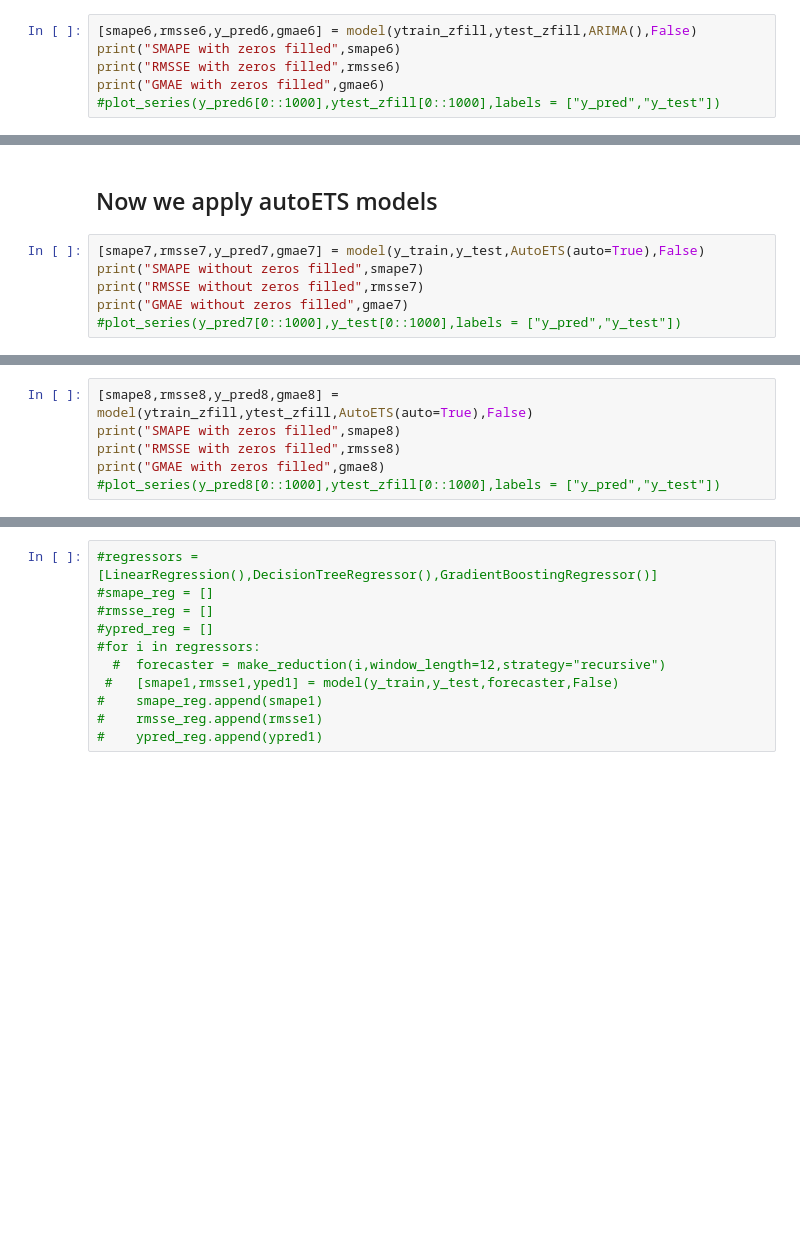
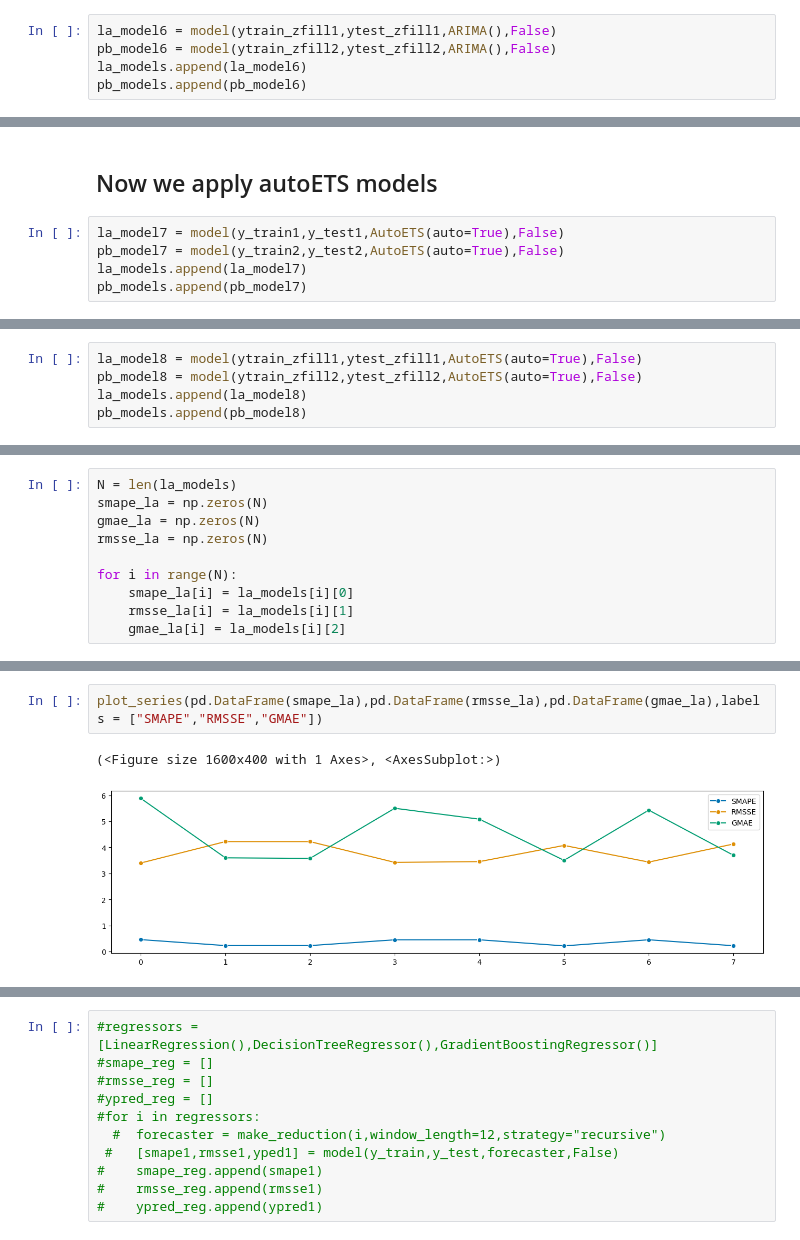
Before and after one commit to WaleedAhmed44/DCRNN, a Jupyter notebook: SKTIME IMPLEMENTATION.ipynb, the cells around one changed output, grey strips where cells are left out. Saved outputs shown, nothing was run; the diff lists cells and outputs as text; blank space fills up the shorter version.

Commit message:
Both data are added

```diff
--- a/SKTIME IMPLEMENTATION.ipynb
+++ b/SKTIME IMPLEMENTATION.ipynb
@@ -118,6 +99,5 @@ GMAE without zeros filled 5.083342262831682
 # %%
-[smape6,rmsse6,y_pred6,gmae6] = model(ytrain_zfill,ytest_zfill,ARIMA(),False)
-print("SMAPE with zeros filled",smape6)
-print("RMSSE with zeros filled",rmsse6)
-print("GMAE with zeros filled",gmae6)
-#plot_series(y_pred6[0::1000],ytest_zfill[0::1000],labels = ["y_pred","y_test"])
+la_model6 = model(ytrain_zfill1,ytest_zfill1,ARIMA(),False)
+pb_model6 = model(ytrain_zfill2,ytest_zfill2,ARIMA(),False)
+la_models.append(la_model6)
+pb_models.append(pb_model6)
@@ -128,8 +104,7 @@ GMAE with zeros filled 3.5029629196702428
 # %% [markdown]
 ## Now we apply autoETS models
 # %%
-[smape7,rmsse7,y_pred7,gmae7] = model(y_train,y_test,AutoETS(auto=True),False)
-print("SMAPE without zeros filled",smape7)
-print("RMSSE without zeros filled",rmsse7)
-print("GMAE without zeros filled",gmae7)
-#plot_series(y_pred7[0::1000],y_test[0::1000],labels = ["y_pred","y_test"])
+la_model7 = model(y_train1,y_test1,AutoETS(auto=True),False)
+pb_model7 = model(y_train2,y_test2,AutoETS(auto=True),False)
+la_models.append(la_model7)
+pb_models.append(pb_model7)
@@ -140,6 +111,5 @@ GMAE without zeros filled 5.429701622607496
 # %%
-[smape8,rmsse8,y_pred8,gmae8] = model(ytrain_zfill,ytest_zfill,AutoETS(auto=True),False)
-print("SMAPE with zeros filled",smape8)
-print("RMSSE with zeros filled",rmsse8)
-print("GMAE with zeros filled",gmae8)
-#plot_series(y_pred8[0::1000],ytest_zfill[0::1000],labels = ["y_pred","y_test"])
+la_model8 = model(ytrain_zfill1,ytest_zfill1,AutoETS(auto=True),False)
+pb_model8 = model(ytrain_zfill2,ytest_zfill2,AutoETS(auto=True),False)
+la_models.append(la_model8)
+pb_models.append(pb_model8)
@@ -149,0 +116,10 @@ GMAE with zeros filled 3.698279405840531
+# %%
+N = len(la_models)
+smape_la = np.zeros(N)
+gmae_la = np.zeros(N)
+rmsse_la = np.zeros(N)
+
+for i in range(N):
+    smape_la[i] = la_models[i][0]
+    rmsse_la[i] = la_models[i][1]
+    gmae_la[i] = la_models[i][2]
@@ -149,0 +136,5 @@ GMAE with zeros filled 3.698279405840531
+# %%
+plot_series(pd.DataFrame(smape_la),pd.DataFrame(rmsse_la),pd.DataFrame(gmae_la),labels = ["SMAPE","RMSSE","GMAE"])
+# %% [output]
+(<Figure size 1600x400 with 1 Axes>, <AxesSubplot:>)
+[figure, added]
```
Also changed, not shown: parts of 16 cells of this notebook.
